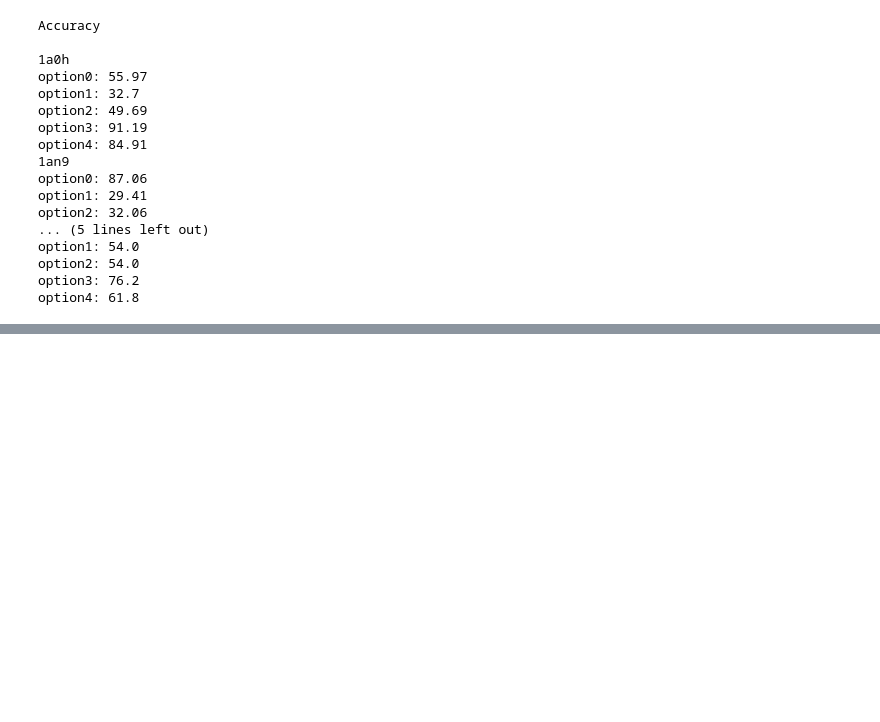
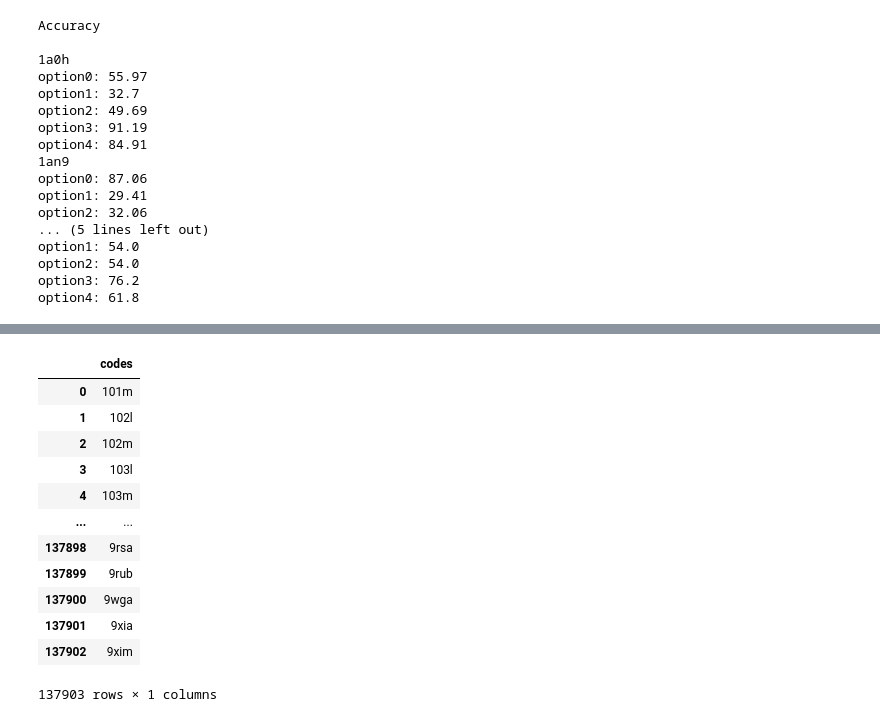
Before and after one commit to alexandrosangeli/l4-individual-project, a Jupyter notebook: notebooks/prototype.ipynb, the cells around one changed output, grey strips where cells are left out. Saved outputs shown, nothing was run; the diff lists cells and outputs as text; code cells hidden in the pictures; blank space fills up the shorter version.

```diff
--- a/notebooks/prototype.ipynb
+++ b/notebooks/prototype.ipynb
@@ -230,0 +272,27 @@ option4: 61.8
+# %%
+def cath_to_csv(cath):
+    df = pd.DataFrame(columns=['Codes', 'Sequence', 'Domains'])
+    codes = []
+    sequence = []
+    domains = []
+    for key, val in cath.items():
+        code = key
+
+
+    return df
+
+cath_to_csv(cath)
+# %% [output]
+|  | codes |
+| 0 | 101m |
+| 1 | 102l |
+| 2 | 102m |
+| 3 | 103l |
+| 4 | 103m |
+| ... | ... |
+| 137898 | 9rsa |
+| 137899 | 9rub |
+| 137900 | 9wga |
+| 137901 | 9xia |
+| 137902 | 9xim |
+137903 rows × 1 columns
```
Also changed, not shown: parts of 11 cells of this notebook, 7 other files.
